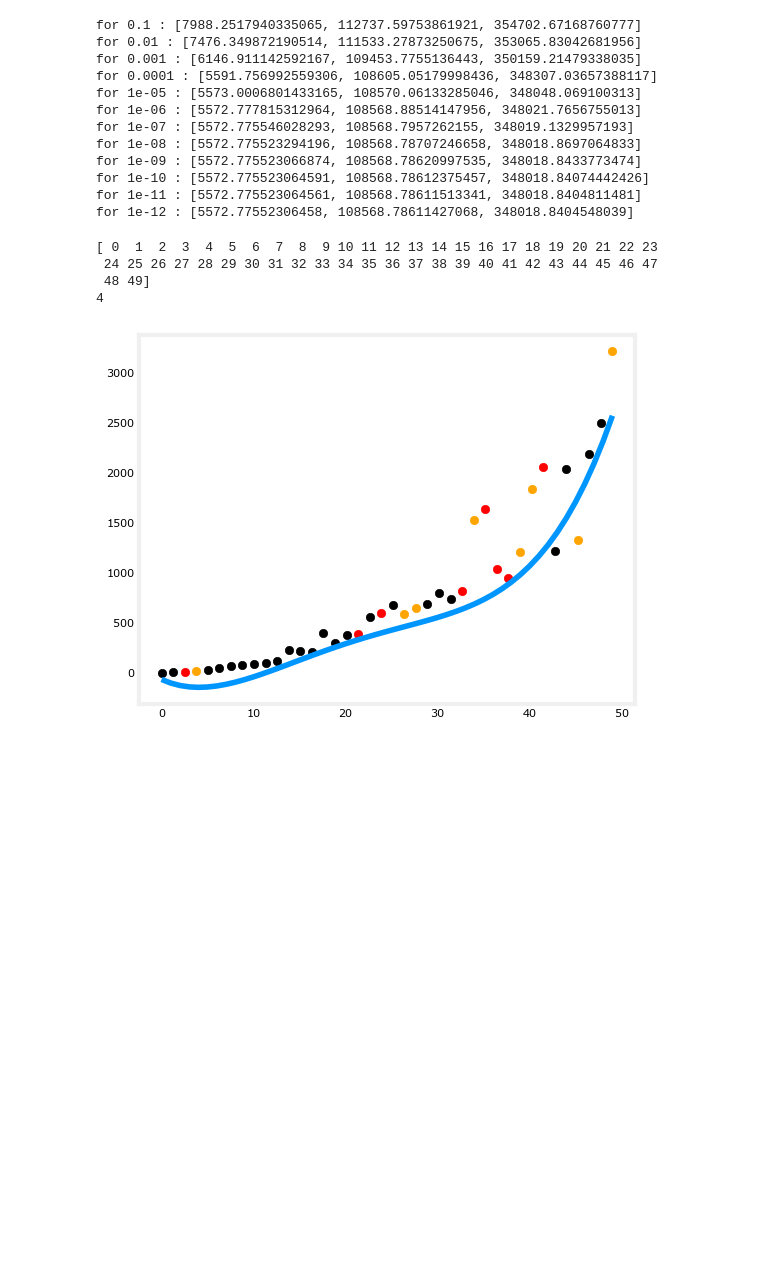
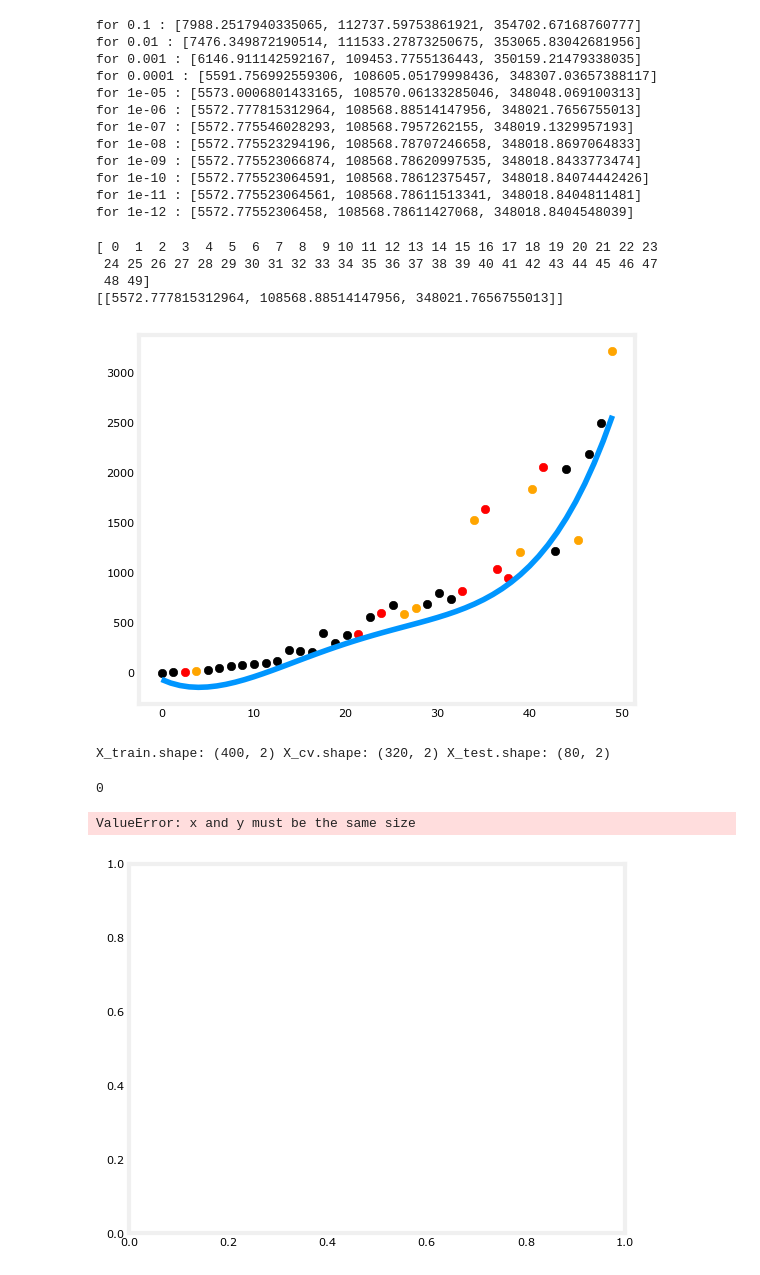
Before and after one commit to rachancheet/ml, a Jupyter notebook: neural_network/practise.ipynb, the cells around one changed output. Cells and saved outputs as stored; diff of their text form; code cells hidden in the pictures; blank space fills up the shorter version.

```diff
--- a/neural_network/practise.ipynb
+++ b/neural_network/practise.ipynb
@@ -203,6 +203,10 @@ for 1e-12 : [5572.77552306458, 108568.78611427068, 348018.8404548039]
 # %%
 degree = 4
 lambda_ = 1e-06
+j=[]
+pf = PolynomialFeatures(degree)
+std = StandardScaler()
+trans = lambda xyz:  std.fit_transform(pf.fit_transform(xyz.reshape(-1,1)))
 lr = linear_model.Ridge(alpha = lambda_)
 lr.fit(trans(X_train), y_train)
 arr = np.arange(0,50,1)
@@ -212,10 +216,32 @@ plt.plot(arr,pl)
 plt.scatter(X_train,y_train,color = "black")
 plt.scatter(X_cv,y_cv,color="red")
 plt.scatter(X_test,y_test,color="orange")
-print(degree)
+j.append([err(y_train , lr.predict(trans(X_train))),(err(y_cv , lr.predict(trans(X_cv)))),(err(y_test , lr.predict(trans(X_test))))])
+print(j)
 # %% [output]
 [ 0  1  2  3  4  5  6  7  8  9 10 11 12 13 14 15 16 17 18 19 20 21 22 23
  24 25 26 27 28 29 30 31 32 33 34 35 36 37 38 39 40 41 42 43 44 45 46 47
  48 49]
-4
+[[5572.777815312964, 108568.88514147956, 348021.7656755013]]
 [figure]
+# %%
+X, y, centers, classes, std = gen_blobs()
+
+# split the data. Large CV population for demonstration
+X_train, X_, y_train, y_ = train_test_split(X,y,test_size=0.50, random_state=1)
+X_cv, X_test, y_cv, y_test = train_test_split(X_,y_,test_size=0.20, random_state=1)
+print("X_train.shape:", X_train.shape, "X_cv.shape:", X_cv.shape, "X_test.shape:", X_test.shape)
+# %% [output]
+X_train.shape: (400, 2) X_cv.shape: (320, 2) X_test.shape: (80, 2)
+# %%
+res = np.unique(y_train)
+# X_train[y_train == ]
+# %% [output]
+0
+# %%
+# color = ["black"]
+for i in res:
+    plt.scatter(X_train[y_train == i][:,0],X_train[y_train ==i][:,1])
+# %% [output]
+ValueError: x and y must be the same size
+[figure, added]
```
